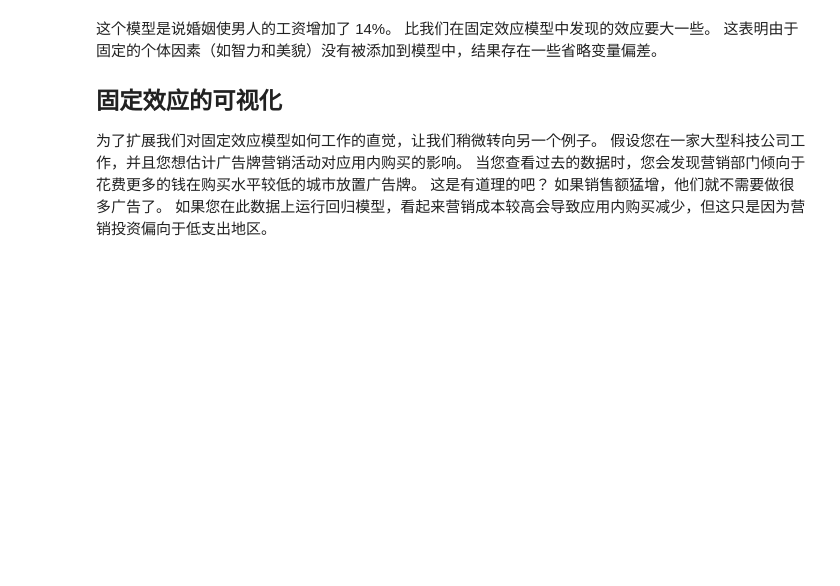
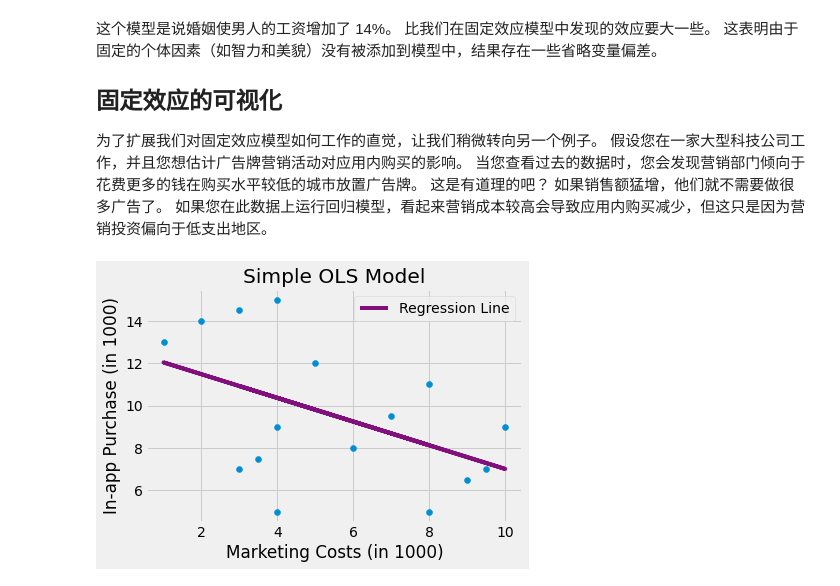
Before and after one commit to xieliaing/CausalInferenceIntro, a Jupyter notebook: chapters/13 第十三章 面板数据与固定效应.ipynb, the cells around one changed output. Cells and saved outputs as stored; diff of their text form; code cells hidden in the pictures; blank space fills up the shorter version.

```diff
--- a/chapters/13 第十三章 面板数据与固定效应.ipynb
+++ b/chapters/13 第十三章 面板数据与固定效应.ipynb
@@ -192,3 +278,20 @@ mod.summary().tables[1]
 ## 固定效应的可视化
 
 为了扩展我们对固定效应模型如何工作的直觉，让我们稍微转向另一个例子。 假设您在一家大型科技公司工作，并且您想估计广告牌营销活动对应用内购买的影响。 当您查看过去的数据时，您会发现营销部门倾向于花费更多的钱在购买水平较低的城市放置广告牌。 这是有道理的吧？ 如果销售额猛增，他们就不需要做很多广告了。 如果您在此数据上运行回归模型，看起来营销成本较高会导致应用内购买减少，但这只是因为营销投资偏向于低支出地区。
+# %%
+toy_panel = pd.DataFrame({
+    "mkt_costs":[5,4,3.5,3, 10,9.5,9,8, 4,3,2,1, 8,7,6,4],
+    "purchase":[12,9,7.5,7, 9,7,6.5,5, 15,14.5,14,13, 11,9.5,8,5],
+    "city":["C0","C0","C0","C0", "C2","C2","C2","C2", "C1","C1","C1","C1", "C3","C3","C3","C3"]
+})
+
+m = smf.ols("purchase ~ mkt_costs", data=toy_panel).fit()
+
+plt.scatter(toy_panel.mkt_costs, toy_panel.purchase)
+plt.plot(toy_panel.mkt_costs, m.fittedvalues, c="C5", label="Regression Line")
+plt.xlabel("Marketing Costs (in 1000)")
+plt.ylabel("In-app Purchase (in 1000)")
+plt.title("Simple OLS Model")
+plt.legend();
+# %% [output]
+[figure, added]
```
Also changed, not shown: parts of 17 cells of this notebook.
